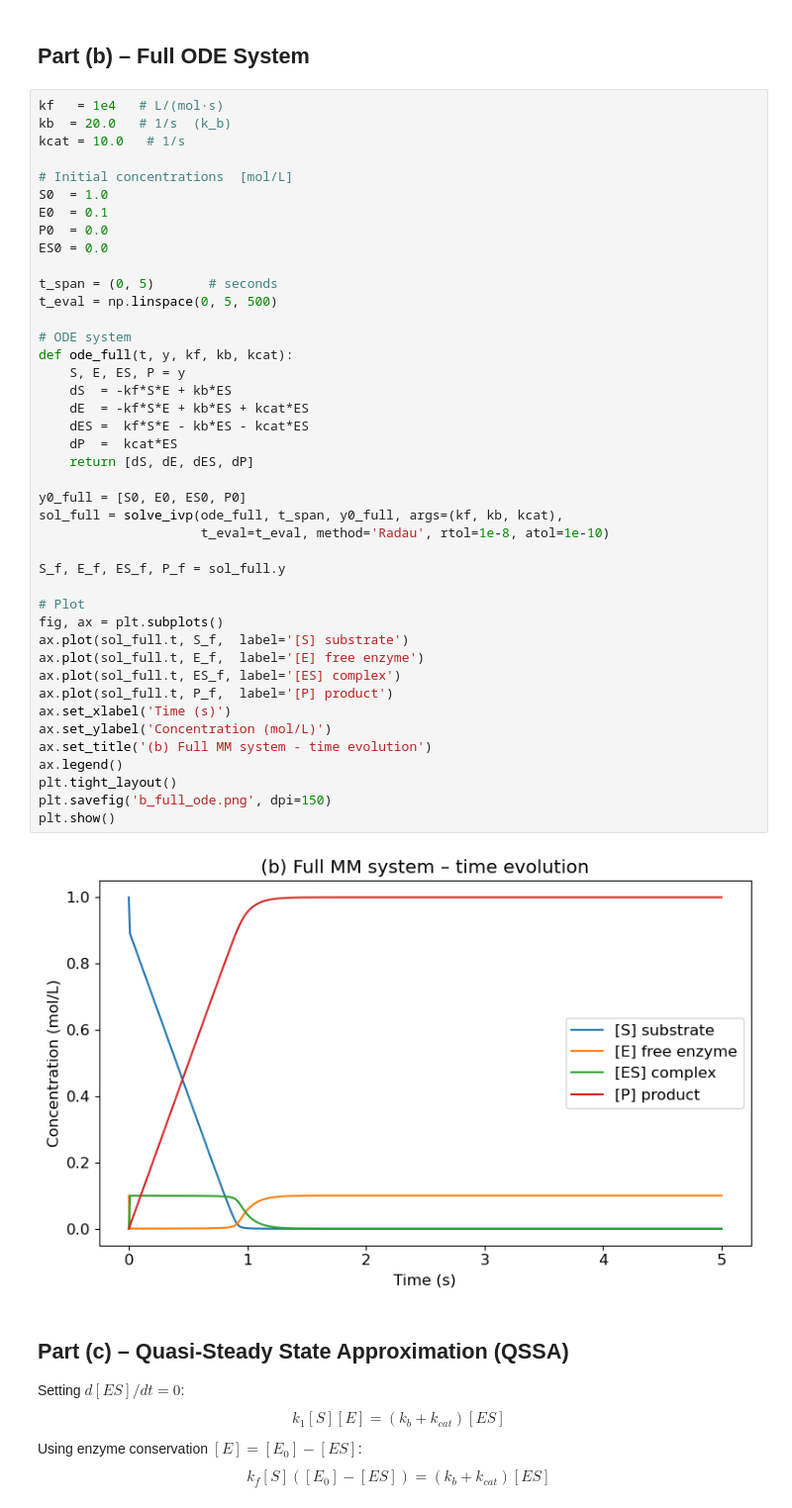
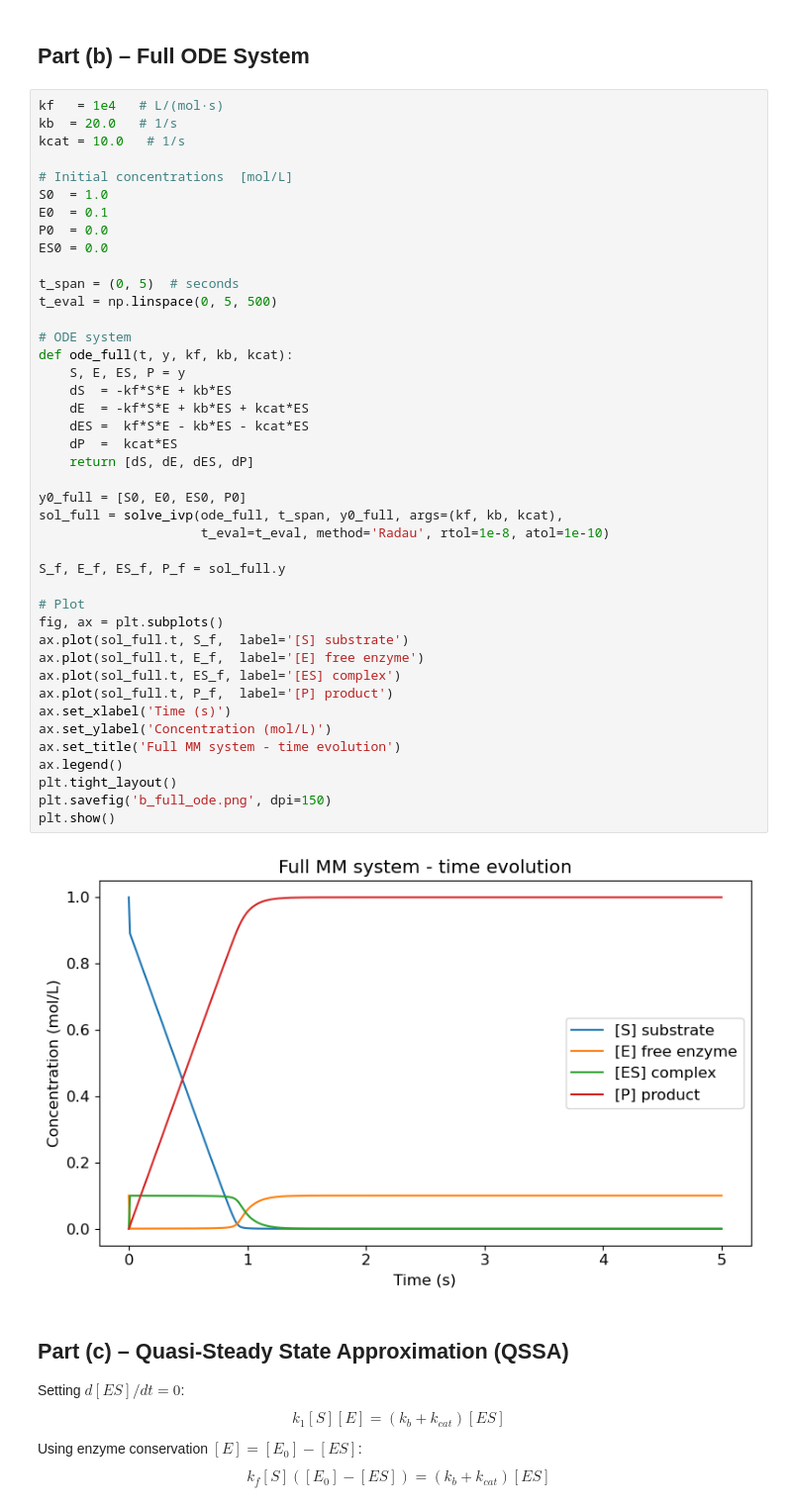
Before and after one commit to Noah-Paga/Bioreactor-mod-simulation, a Jupyter notebook: Project_1/Ex1.ipynb, the cells around one changed output. Shown at 99% size. Drawn from its saved outputs; the diff is of its cells as text.

```diff
--- a/Project_1/Ex1.ipynb
+++ b/Project_1/Ex1.ipynb
@@ -12,7 +12,7 @@ plt.rcParams['font.size'] = 12
 ## Part (b) – Full ODE System
 # %%
 kf   = 1e4   # L/(mol·s)
-kb  = 20.0   # 1/s  (k_b)
+kb  = 20.0   # 1/s
 kcat = 10.0   # 1/s
 
 # Initial concentrations  [mol/L]
@@ -21,39 +21,39 @@ E0  = 0.1
 P0  = 0.0
 ES0 = 0.0
 
-t_span = (0, 5)       # seconds
+t_span = (0, 5)  # seconds
 t_eval = np.linspace(0, 5, 500)
 
 # ODE system
 def ode_full(t, y, kf, kb, kcat):
     S, E, ES, P = y
     dS  = -kf*S*E + kb*ES
     dE  = -kf*S*E + kb*ES + kcat*ES
     dES =  kf*S*E - kb*ES - kcat*ES
     dP  =  kcat*ES
     return [dS, dE, dES, dP]
 
 y0_full = [S0, E0, ES0, P0]
 sol_full = solve_ivp(ode_full, t_span, y0_full, args=(kf, kb, kcat),
                      t_eval=t_eval, method='Radau', rtol=1e-8, atol=1e-10)
 
 S_f, E_f, ES_f, P_f = sol_full.y
 
 # Plot
 fig, ax = plt.subplots()
 ax.plot(sol_full.t, S_f,  label='[S] substrate')
 ax.plot(sol_full.t, E_f,  label='[E] free enzyme')
 ax.plot(sol_full.t, ES_f, label='[ES] complex')
 ax.plot(sol_full.t, P_f,  label='[P] product')
 ax.set_xlabel('Time (s)')
 ax.set_ylabel('Concentration (mol/L)')
-ax.set_title('(b) Full MM system - time evolution')
+ax.set_title('Full MM system - time evolution')
 ax.legend()
 plt.tight_layout()
 plt.savefig('b_full_ode.png', dpi=150)
 plt.show()
 # %% [output]
-[figure, old version]
+[figure, new version]
 # %% [markdown]
 ## Part (c) – Quasi-Steady State Approximation (QSSA)
 
```
Also changed, not shown: parts of 4 cells of this notebook.
